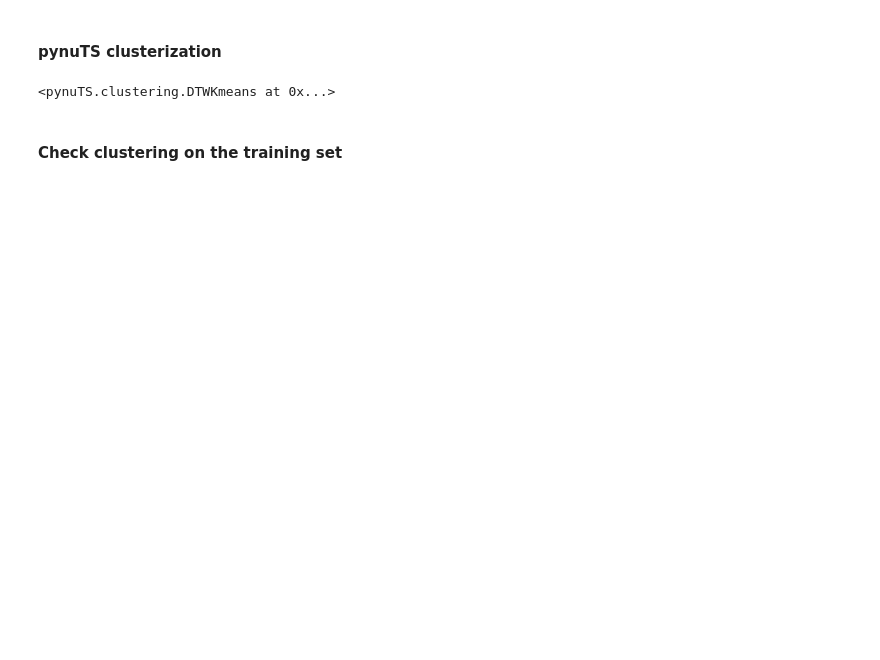
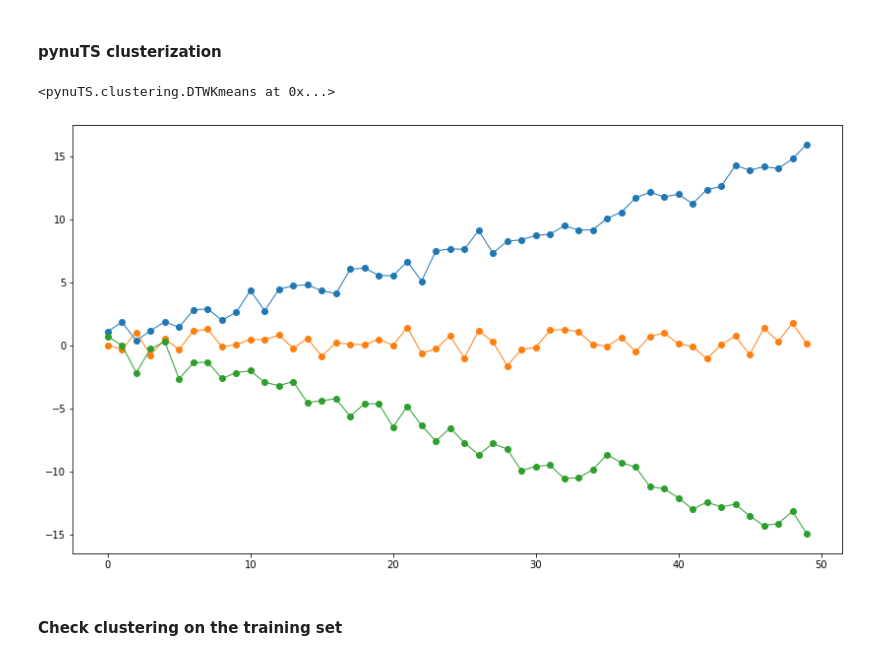
Before and after one commit to nickprock/pynuTS, a Jupyter notebook: demos/DTW KMeans Demo.ipynb, the cells around one changed output. Saved outputs shown, nothing was run; the diff lists cells and outputs as text; code cells hidden in the pictures; blank space fills up the shorter version.

```diff
--- a/demos/DTW KMeans Demo.ipynb
+++ b/demos/DTW KMeans Demo.ipynb
@@ -239,6 +239,11 @@ clts = DTWKmeans(num_clust = 3, num_iter = 40, w=1,euclidean=True)
 clts.fit(list_of_series)
 # %% [output]
 <pynuTS.clustering.DTWKmeans at 0x...>
+# %%
+centroids_list = [pd.Series(c, name=i) for i,c in enumerate(clts.cluster_centers_)]
+fig = plot_list_of_ts(centroids_list,figsize=(14,8),linewidth=4,marker='o')
+# %% [output]
+[figure, added]
 # %% [markdown]
 #### Check clustering on the training set
 # %%
```
Also changed, not shown: parts of 11 cells of this notebook.
